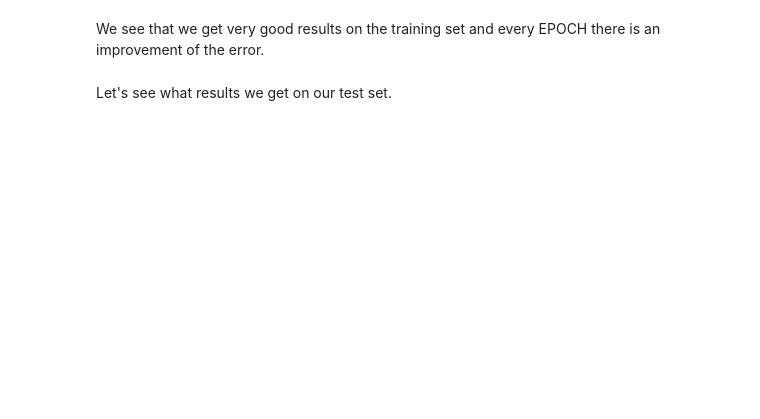
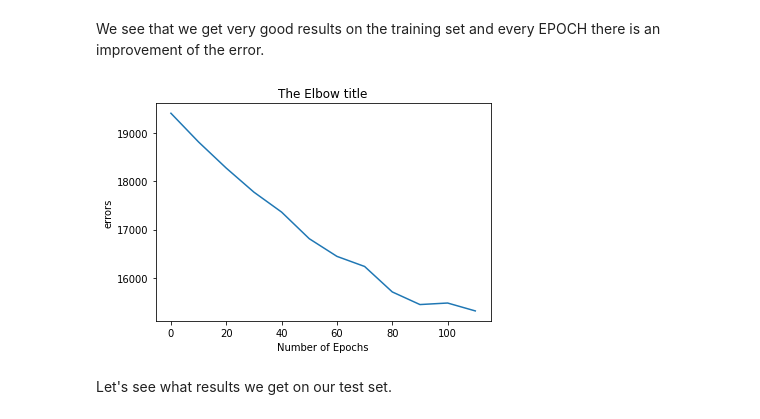
Before and after one commit to GavrielM55555/Data-science-project, a Jupyter notebook: Used_car_price_prediction2.ipynb, the cells around one changed output. Cells and saved outputs as stored; diff of their text form; code cells hidden in the pictures; blank space fills up the shorter version.

```diff
--- a/Used_car_price_prediction2.ipynb
+++ b/Used_car_price_prediction2.ipynb
@@ -752,12 +804,13 @@ We will use the crossEntropy because we have multi class classifiction
 # %%
 #import torch.optim as optim
 model1 = NN()
-optimizer= torch.optim.SGD(model1.parameters(),lr=0.3)
+optimizer= torch.optim.Adam(model1.parameters(),lr=0.3)
 loss_fn=nn.MSELoss()
 # %% [markdown]
 train the model
 # %%
-epochs=101
+loss_per_iter={}
+epochs=111
 for i in range(epochs):
   #initialize the model parameter
   #optimizer.zero_grad(set_to_none=True)
@@ -769,4 +822,5 @@ for i in range(epochs):
   #update the parameters
   optimizer.step()
   if(i%10==0):
+    loss_per_iter[i]=loss
     print(f"epochs: {i}......loss:{loss}")
@@ -773,5 +840,15 @@ for i in range(epochs):
 # %% [markdown]
 We see that we get very good results on the training set and every EPOCH there is an improvement of the error.
+# %%
+with torch.no_grad():
+  num_iter = list(loss_per_iter.keys())
+  loss_per_iter = list(loss_per_iter.values())
+  plt.plot(num_iter,loss_per_iter)
+  plt.title('The Elbow title')
+  plt.xlabel('Number of Epochs')
+  plt.ylabel('errors')
+# %% [output]
+[figure, added]
 # %% [markdown]
 Let's see what results we get on our test set.
 # %%
```
Also changed, not shown: parts of 37 cells of this notebook.
